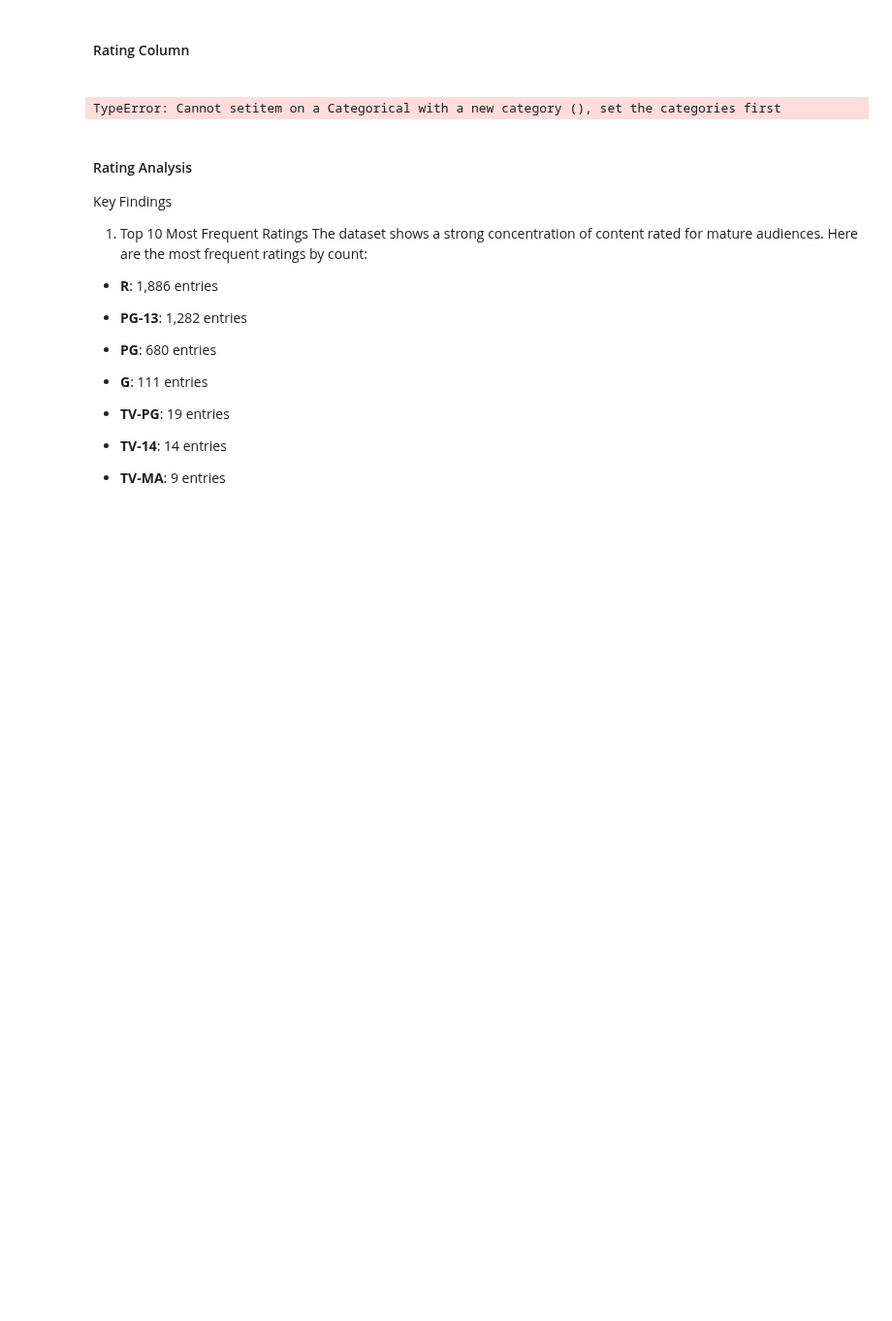
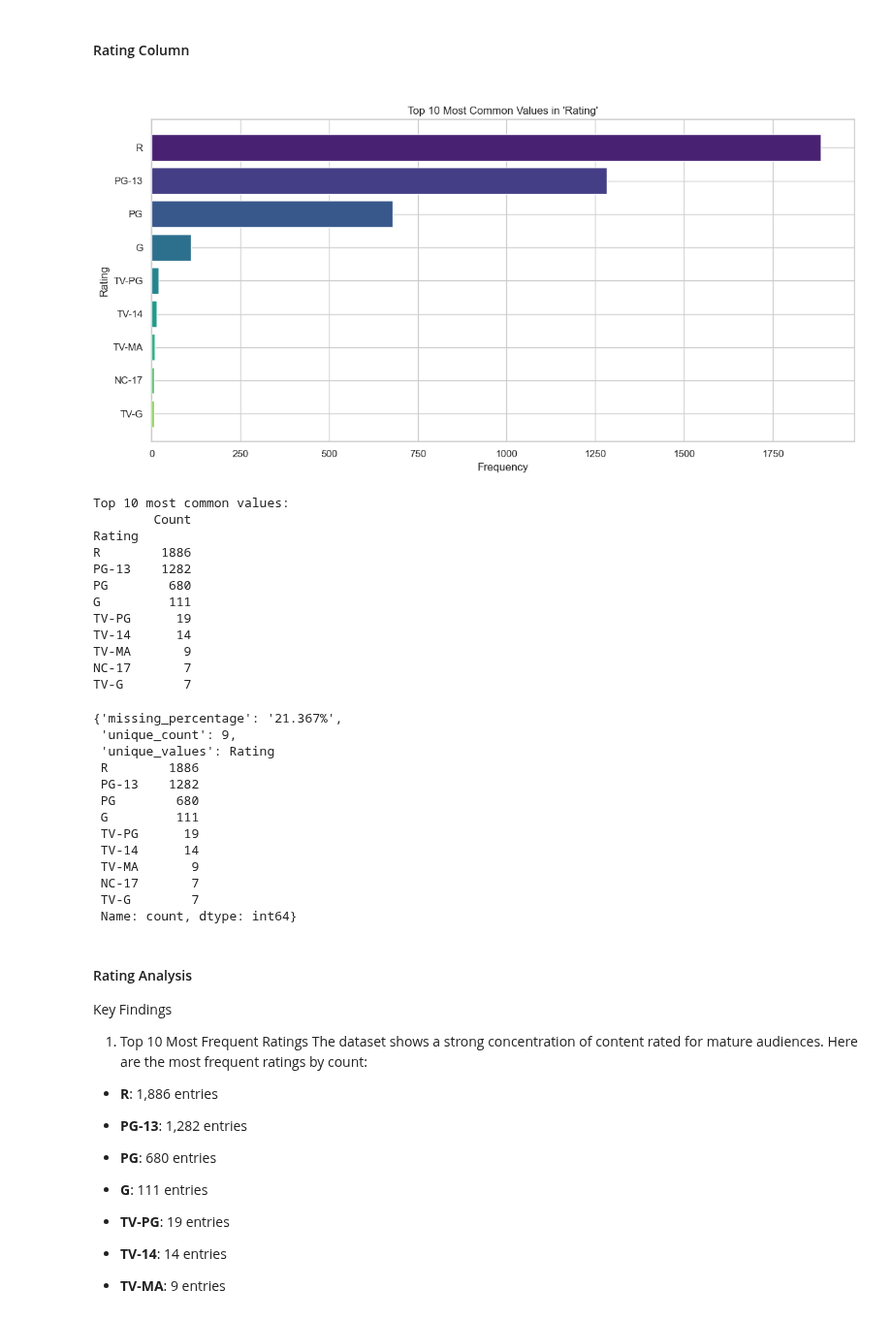
Before and after one commit to truongthuankiet1990gmailcom/Intro2DS---HCMUS---2024, a Jupyter notebook: 22127148_22127224_22127257_22127492.ipynb, the cells around one changed output. Shown at 97% size. Cells and saved outputs as stored; diff of their text form; code cells hidden in the pictures; blank space fills up the shorter version.

```diff
--- a/22127148_22127224_22127257_22127492.ipynb
+++ b/22127148_22127224_22127257_22127492.ipynb
@@ -607,10 +652,35 @@ The dataset provides a valuable resource for genre analysis, with solid represen
 # %% [markdown]
 <h4>Rating Column<h4>
 # %%
-rating_analysis = general_column_analysis(data, 'Rating')
+rating_analysis = general_column_analysis(data, 'Rating', split_values=False)
 rating_analysis
 # %% [output]
+[figure, added]
-TypeError: Cannot setitem on a Categorical with a new category (), set the categories first
+Top 10 most common values:
+        Count
+Rating
+R        1886
+PG-13    1282
+PG        680
+G         111
+TV-PG      19
+TV-14      14
+TV-MA       9
+NC-17       7
+TV-G        7
+{'missing_percentage': '21.367%',
+ 'unique_count': 9,
+ 'unique_values': Rating
+ R        1886
+ PG-13    1282
+ PG        680
+ G         111
+ TV-PG      19
+ TV-14      14
+ TV-MA       9
+ NC-17       7
+ TV-G        7
+ Name: count, dtype: int64}
 # %% [markdown]
 #### Rating Analysis
 
```
Also changed, not shown: parts of 5 cells of this notebook.
